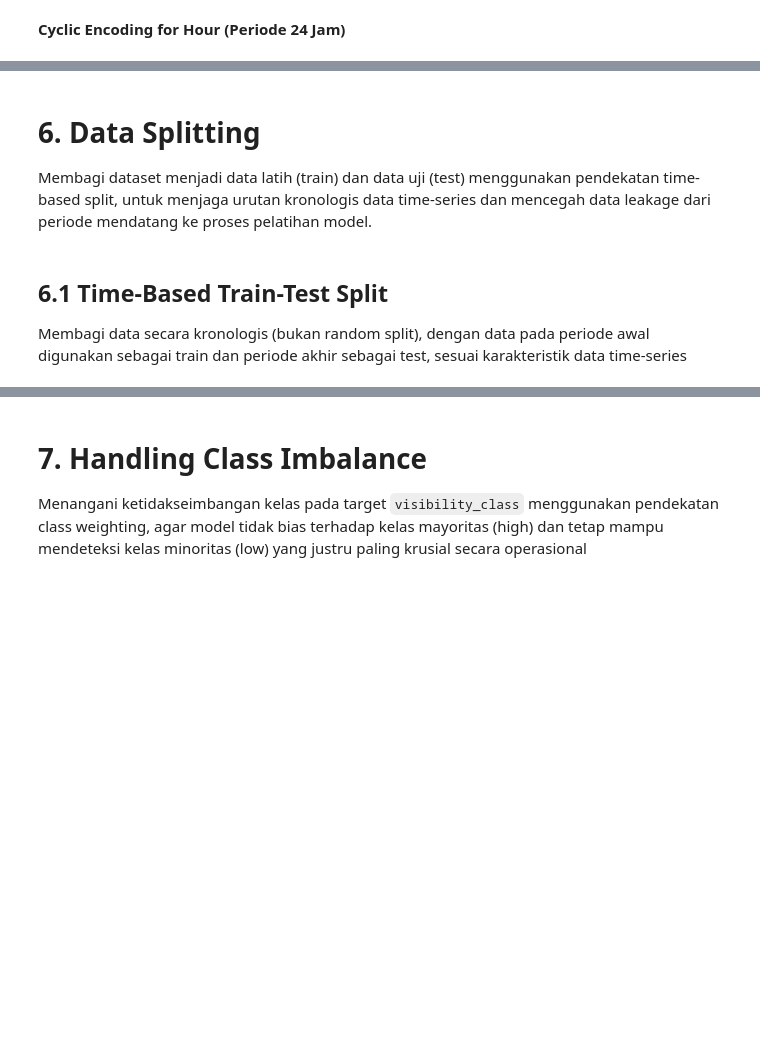
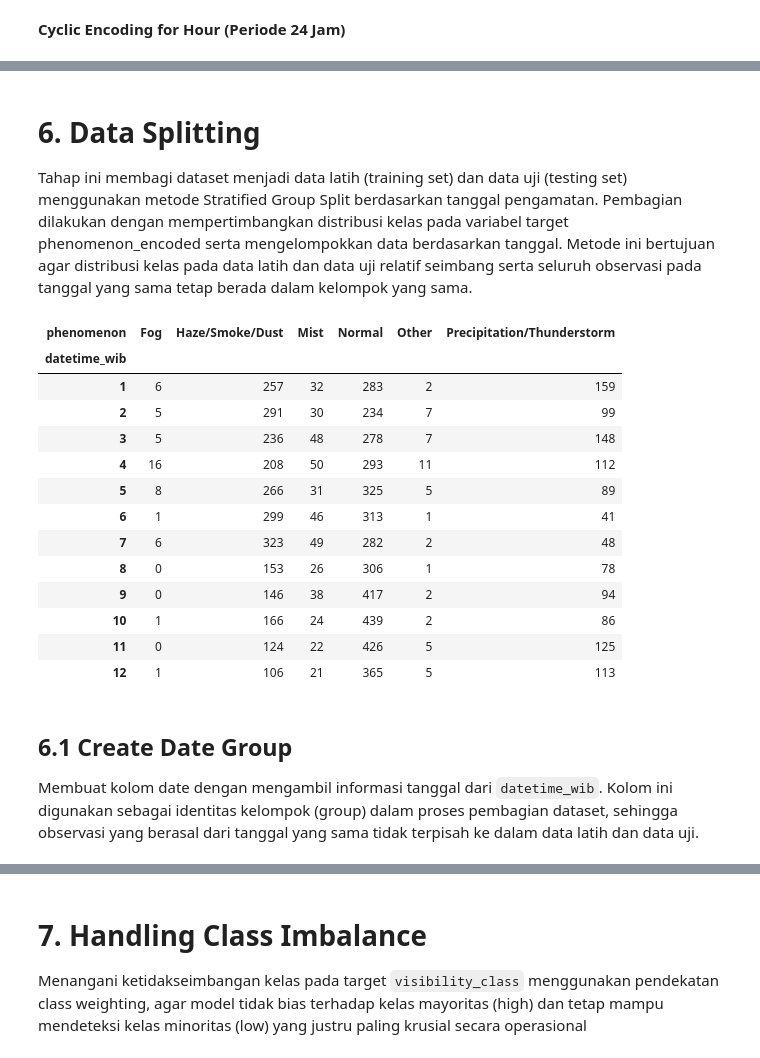
Before and after one commit to sirly82/visibility-project, a Jupyter notebook: visibility_phenomenon_classification_2025.ipynb, the cells around one changed output, grey strips where cells are left out. Cells and saved outputs as stored; diff of their text form; code cells hidden in the pictures; blank space fills up the shorter version.

```diff
--- a/visibility_phenomenon_classification_2025.ipynb
+++ b/visibility_phenomenon_classification_2025.ipynb
@@ -1153,10 +1147,13 @@ Mengelompokkan visibility_vv ke dalam kategori low, medium, dan high berdasarkan
 # %%
-def visibility_threshold(visibility):
-    if visibility < 2:
-        return 'low'
-    elif visibility < 5:
-        return 'medium'
-    else:
-        return 'high'
+label_map = {
+    'Fog': 0,
+    'Haze/Smoke/Dust': 1,
+    'Mist': 2,
+    'Normal': 3,
+    'Other': 4,
+    'Precipitation/Thunderstorm': 5
+}
+
+clean_df['phenomenon_encoded'] = clean_df['phenomenon'].map(label_map).astype('int8')
 # %%
-clean_df['visibility_class'] = clean_df['visibility_vv'].apply(visibility_threshold)
+print(clean_df['phenomenon_encoded'].isna().sum())
@@ -1198,8 +1173,25 @@ plt.show()
 # %% [markdown]
 # 6. Data Splitting
 
-Membagi dataset menjadi data latih (train) dan data uji (test) menggunakan pendekatan time-based split, untuk menjaga urutan kronologis data time-series dan mencegah data leakage dari periode mendatang ke proses pelatihan model.
+Tahap ini membagi dataset menjadi data latih (training set) dan data uji (testing set) menggunakan metode Stratified Group Split berdasarkan tanggal pengamatan. Pembagian dilakukan dengan mempertimbangkan distribusi kelas pada variabel target phenomenon_encoded serta mengelompokkan data berdasarkan tanggal. Metode ini bertujuan agar distribusi kelas pada data latih dan data uji relatif seimbang serta seluruh observasi pada tanggal yang sama tetap berada dalam kelompok yang sama.
+# %%
+pd.crosstab(clean_df['datetime_wib'].dt.month, clean_df['phenomenon'])
+# %% [output]
+| phenomenon | Fog | Haze/Smoke/Dust | Mist | Normal | Other | Precipitation/Thunderstorm |
+| datetime_wib |  |  |  |  |  |  |
+| 1 | 6 | 257 | 32 | 283 | 2 | 159 |
+| 2 | 5 | 291 | 30 | 234 | 7 | 99 |
+| 3 | 5 | 236 | 48 | 278 | 7 | 148 |
+| 4 | 16 | 208 | 50 | 293 | 11 | 112 |
+| 5 | 8 | 266 | 31 | 325 | 5 | 89 |
+| 6 | 1 | 299 | 46 | 313 | 1 | 41 |
+| 7 | 6 | 323 | 49 | 282 | 2 | 48 |
+| 8 | 0 | 153 | 26 | 306 | 1 | 78 |
+| 9 | 0 | 146 | 38 | 417 | 2 | 94 |
+| 10 | 1 | 166 | 24 | 439 | 2 | 86 |
+| 11 | 0 | 124 | 22 | 426 | 5 | 125 |
+| 12 | 1 | 106 | 21 | 365 | 5 | 113 |
 # %% [markdown]
-## 6.1 Time-Based Train-Test Split
+## 6.1 Create Date Group
 
-Membagi data secara kronologis (bukan random split), dengan data pada periode awal digunakan sebagai train dan periode akhir sebagai test, sesuai karakteristik data time-series
+Membuat kolom date dengan mengambil informasi tanggal dari `datetime_wib`. Kolom ini digunakan sebagai identitas kelompok (group) dalam proses pembagian dataset, sehingga observasi yang berasal dari tanggal yang sama tidak terpisah ke dalam data latih dan data uji.
```
Also changed, not shown: parts of 82 cells of this notebook.
